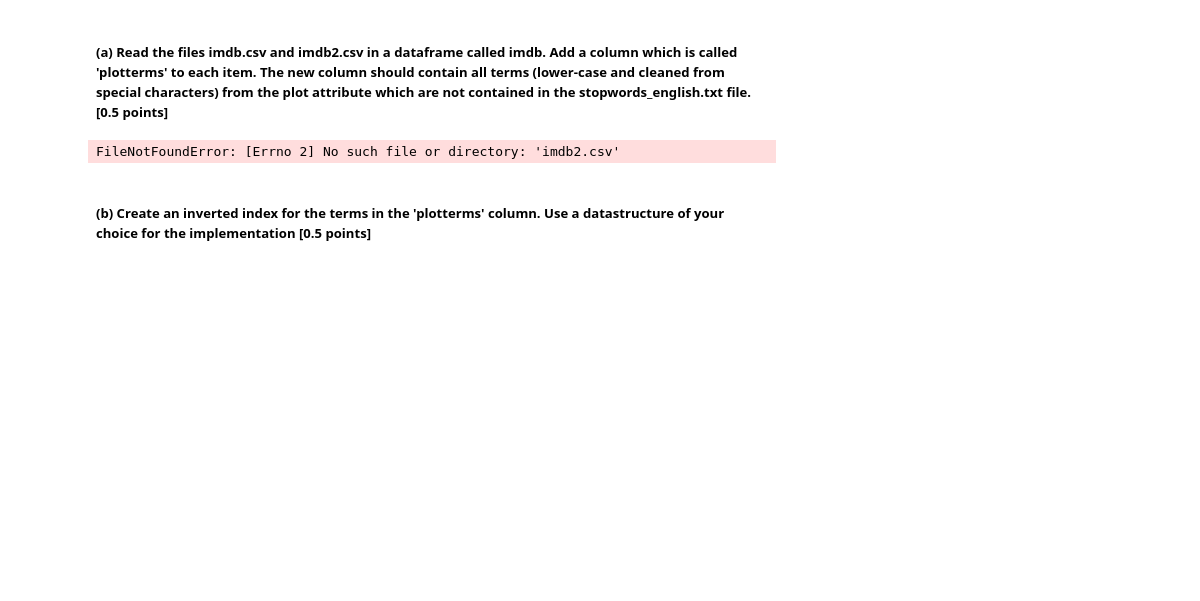
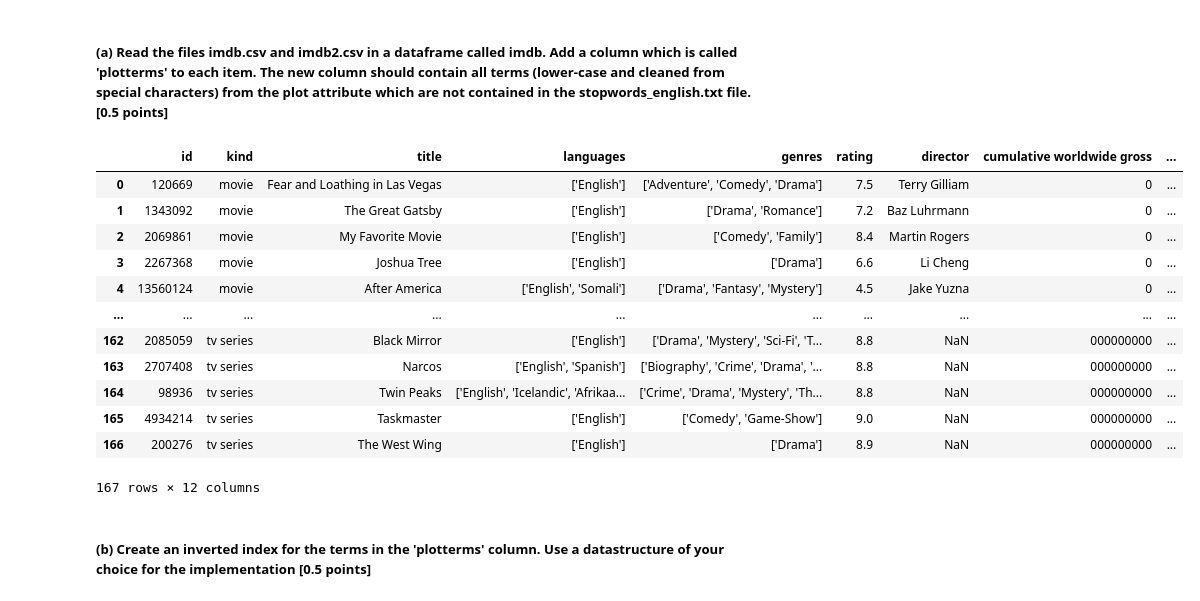
Before and after one commit to Sunkarr/ZHAW, a Jupyter notebook: Semester 2/Data Engineering 1/W5&W6/GradedLab01.ipynb, the cells around one changed output. Saved outputs shown, nothing was run; the diff lists cells and outputs as text; code cells hidden in the pictures; blank space fills up the shorter version.

```diff
--- a/Semester 2/Data Engineering 1/W5&W6/GradedLab01.ipynb
+++ b/Semester 2/Data Engineering 1/W5&W6/GradedLab01.ipynb
@@ -155,13 +179,43 @@ revenue_month
 This time use the files imdb.csv from Task 01 and the imdb2.csv file. In this task we mainly use the content of the attribute 'plot' for the implementation of a retrieval system.
 # %% [markdown]
 ##### __(a)  Read the files imdb.csv and imdb2.csv in a dataframe called imdb. Add a column which is called 'plotterms' to each item. The new column should contain all terms (lower-case and cleaned from special characters) from the plot attribute which are not contained in the stopwords_english.txt file. [0.5 points]__
-# %%
-import pandas as pd
-
-data = pd.read_csv('imdb2.csv')
-
-data.head()
-# %% [output]
-FileNotFoundError: [Errno 2] No such file or directory: 'imdb2.csv'
+# %%
+import pandas as pd
+
+
+imdb2 = pd.read_csv('imdb2.csv')
+imdb = pd.read_csv('imdb.csv')
+imdb = pd.concat([imdb2, imdb], ignore_index=True)
+
+#Creating Stopword Pattern for later replacement/ delete of said words
+stopwords = pd.read_csv('stopwords_english.txt',header=None,names=['stopwords'])
+stopwords = stopwords["stopwords"].tolist()
+stopwords_pattern = r'\b(?:{})\b'.format('|'.join(stopwords))
+
+
+# Pattern for replacement of special chars
+pattern = r'[^\w\s]'
+#Replace special chars with ""
+imdb['plotterms'] = imdb['plot'].str.replace(pattern,"",regex=True).str.lower()
+#replace stopwords with ""
+imdb['plotterms'] = imdb['plotterms'].str.replace(stopwords_pattern,"",regex=True)
+#clear out excessive whitespaces
+pattern_whitespaces = r"\s+"
+imdb['plotterms'] = imdb['plotterms'].str.replace(pattern_whitespaces," ",regex=True)
+imdb
+# %% [output]
+|  | id | kind | title | languages | genres | rating | director | cumulative worldwide gross | ... |
+| 0 | 120669 | movie | Fear and Loathing in Las Vegas | ['English'] | ['Adventure', 'Comedy', 'Drama'] | 7.5 | Terry Gilliam | 0 | ... |
+| 1 | 1343092 | movie | The Great Gatsby | ['English'] | ['Drama', 'Romance'] | 7.2 | Baz Luhrmann | 0 | ... |
+| 2 | 2069861 | movie | My Favorite Movie | ['English'] | ['Comedy', 'Family'] | 8.4 | Martin Rogers | 0 | ... |
+| 3 | 2267368 | movie | Joshua Tree | ['English'] | ['Drama'] | 6.6 | Li Cheng | 0 | ... |
+| 4 | 13560124 | movie | After America | ['English', 'Somali'] | ['Drama', 'Fantasy', 'Mystery'] | 4.5 | Jake Yuzna | 0 | ... |
+| ... | ... | ... | ... | ... | ... | ... | ... | ... | ... |
+| 162 | 2085059 | tv series | Black Mirror | ['English'] | ['Drama', 'Mystery', 'Sci-Fi', 'T... | 8.8 | NaN | 000000000 | ... |
+| 163 | 2707408 | tv series | Narcos | ['English', 'Spanish'] | ['Biography', 'Crime', 'Drama', '... | 8.8 | NaN | 000000000 | ... |
+| 164 | 98936 | tv series | Twin Peaks | ['English', 'Icelandic', 'Afrikaa... | ['Crime', 'Drama', 'Mystery', 'Th... | 8.8 | NaN | 000000000 | ... |
+| 165 | 4934214 | tv series | Taskmaster | ['English'] | ['Comedy', 'Game-Show'] | 9.0 | NaN | 000000000 | ... |
+| 166 | 200276 | tv series | The West Wing | ['English'] | ['Drama'] | 8.9 | NaN | 000000000 | ... |
+167 rows × 12 columns
 # %% [markdown]
 ##### __(b)  Create an inverted index for the terms in the 'plotterms' column. Use a datastructure of your choice for the implementation [0.5 points]__
```
Also changed, not shown: parts of 20 cells of this notebook, 4 other files.
